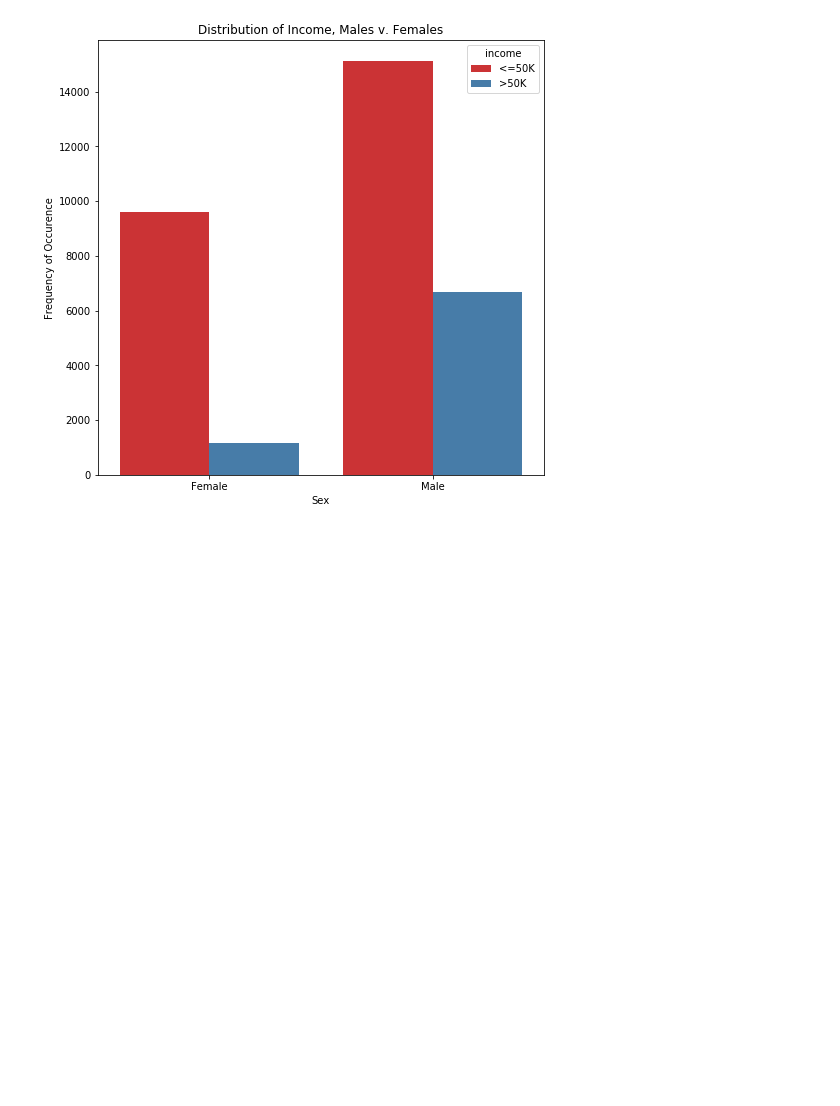
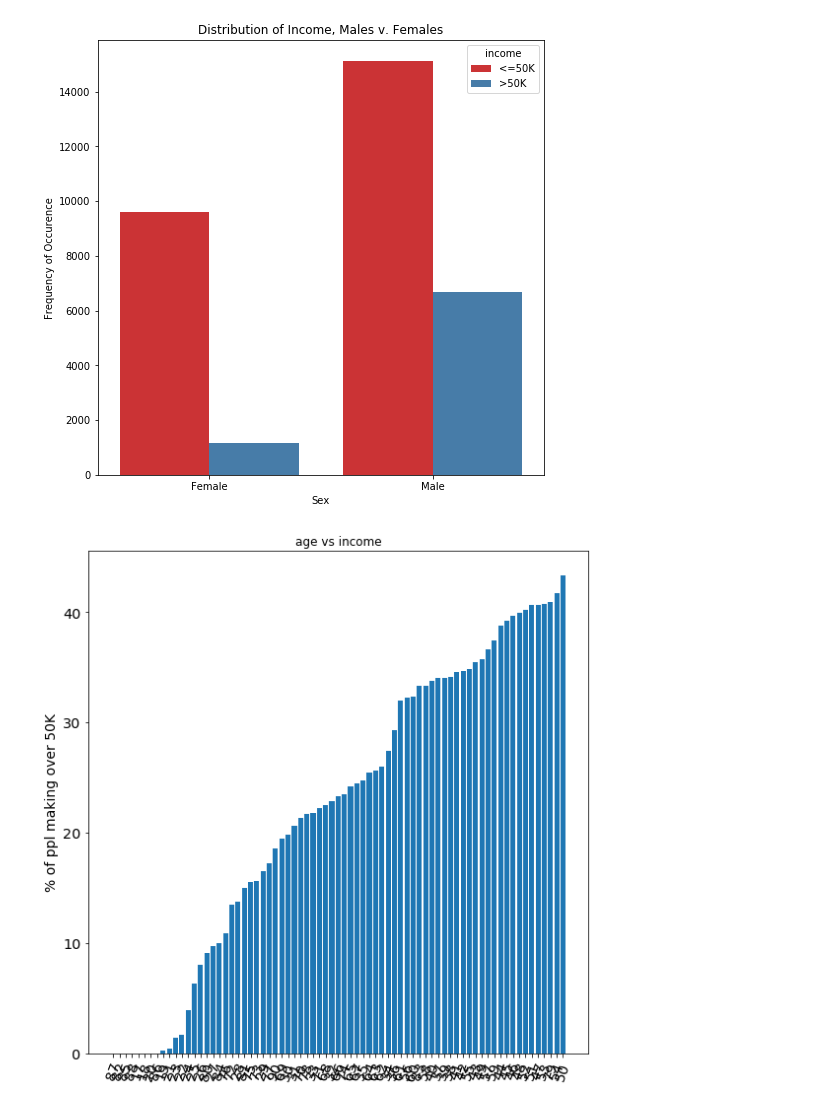
Before and after one commit to fairfield-university-ba505-fall2018/final-project-mike-frank-ben, a Jupyter notebook: Merged Project.ipynb, the cells around one changed output. Cells and saved outputs as stored; diff of their text form; code cells hidden in the pictures; blank space fills up the shorter version.

```diff
--- a/Merged Project.ipynb
+++ b/Merged Project.ipynb
@@ -270,3 +270,7 @@ plt.show()
 # Looking at the chart, we see clearly that males earn more than females in our dataset.
 # %% [output]
 [figure]
+# %%
+build_plot('age','bar')
+# %% [output]
+[figure, added]
```
Also changed, not shown: parts of 7 cells of this notebook.
